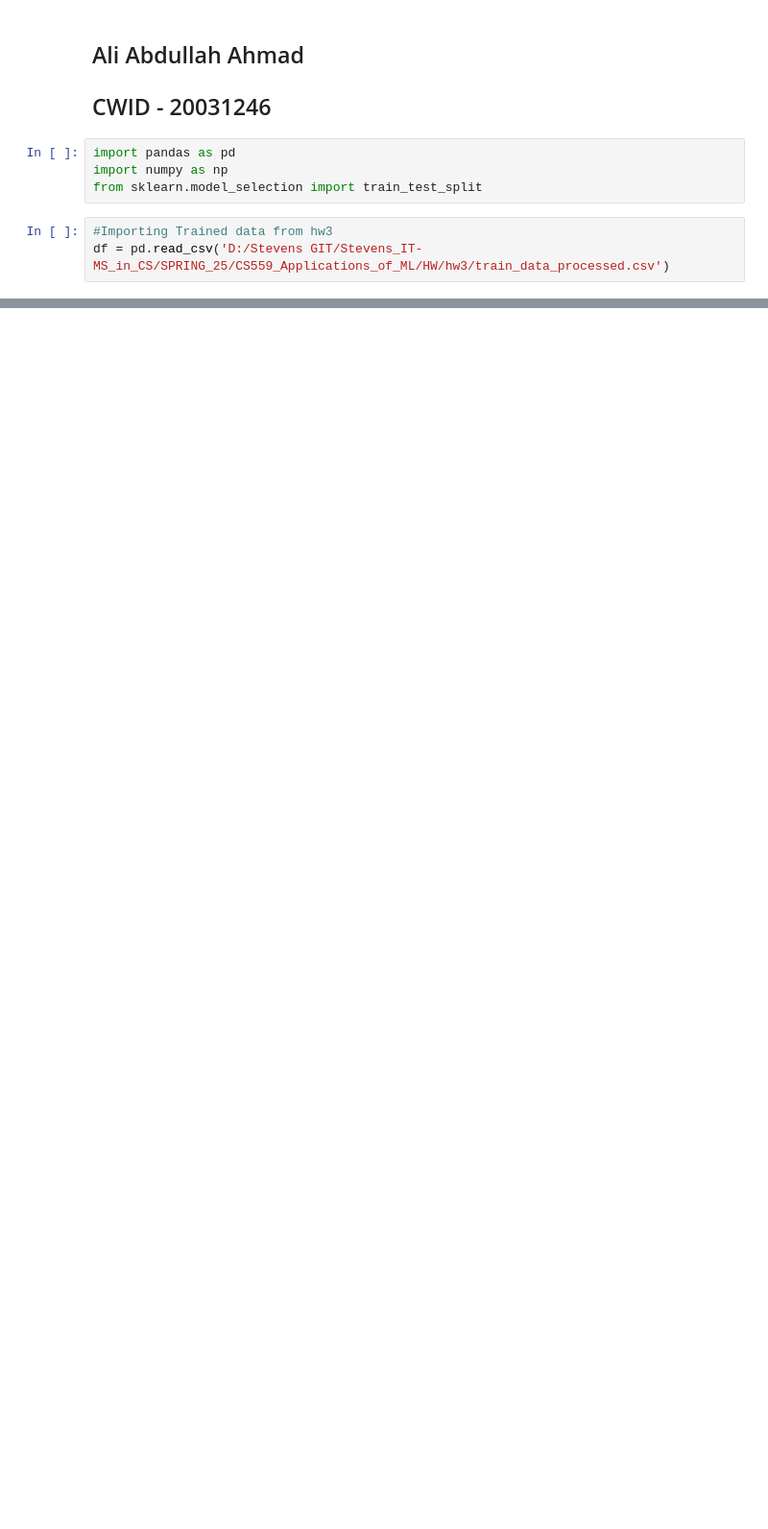
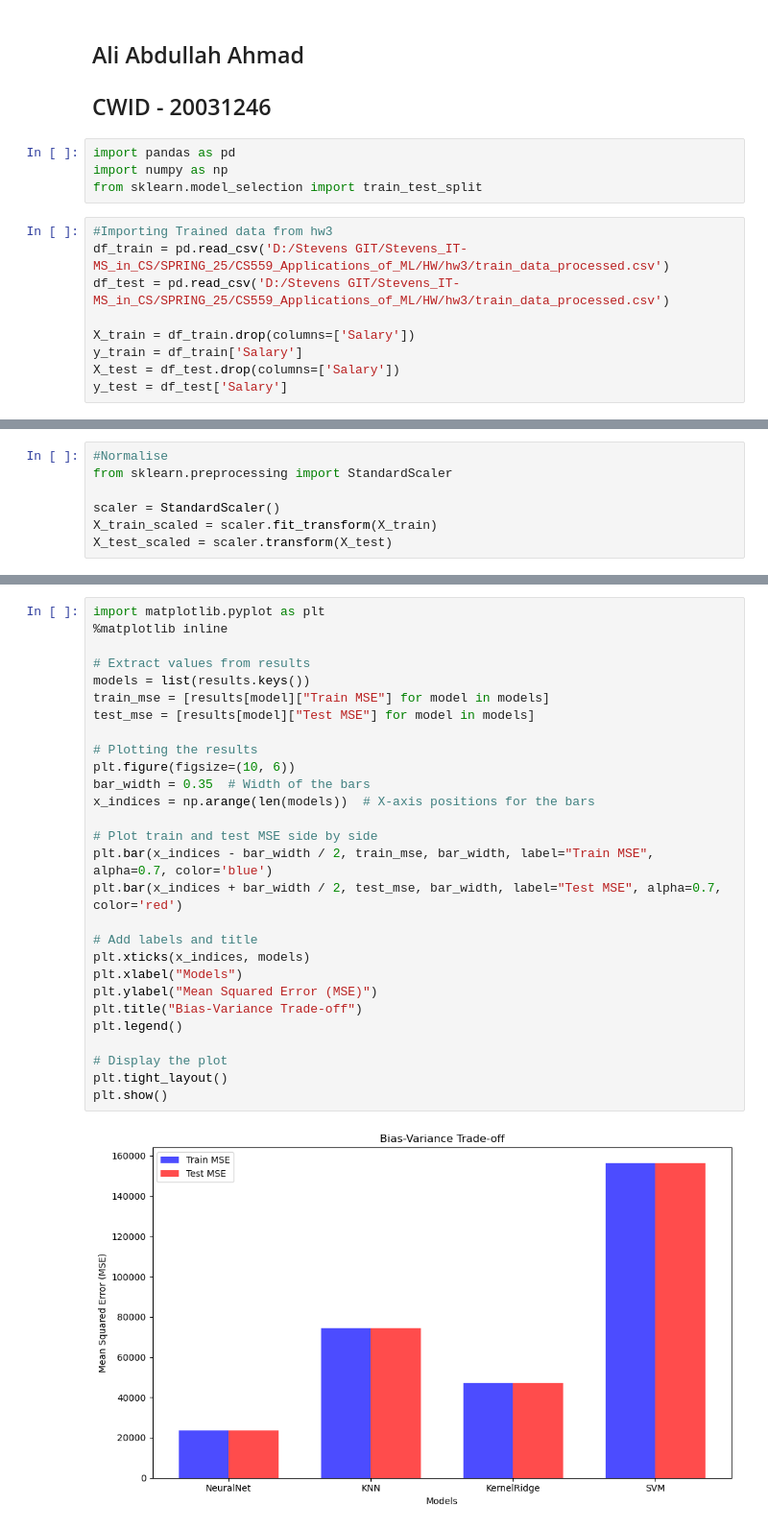
Before and after one commit to TRIPLE-A332/Stevens_IT-MS_in_CS, a Jupyter notebook: SPRING_25/CS559_Applications_of_ML/HW/hw4/Ali_hw4.ipynb, the cells around one changed output, grey strips where cells are left out. Shown at 96% size. Drawn from its saved outputs; the diff is of its cells as text; blank space fills up the shorter version.

```diff
--- a/SPRING_25/CS559_Applications_of_ML/HW/hw4/Ali_hw4.ipynb
+++ b/SPRING_25/CS559_Applications_of_ML/HW/hw4/Ali_hw4.ipynb
@@ -7,4 +7,10 @@ import numpy as np
 from sklearn.model_selection import train_test_split
 # %%
 #Importing Trained data from hw3
-df = pd.read_csv('D:/Stevens GIT/Stevens_IT-MS_in_CS/SPRING_25/CS559_Applications_of_ML/HW/hw3/train_data_processed.csv')
+df_train = pd.read_csv('D:/Stevens GIT/Stevens_IT-MS_in_CS/SPRING_25/CS559_Applications_of_ML/HW/hw3/train_data_processed.csv')
+df_test = pd.read_csv('D:/Stevens GIT/Stevens_IT-MS_in_CS/SPRING_25/CS559_Applications_of_ML/HW/hw3/train_data_processed.csv')
+
+X_train = df_train.drop(columns=['Salary'])
+y_train = df_train['Salary']
+X_test = df_test.drop(columns=['Salary'])
+y_test = df_test['Salary']
@@ -33,0 +21,7 @@ Name: Salary, dtype: float64
+# %%
+#Normalise
+from sklearn.preprocessing import StandardScaler
+
+scaler = StandardScaler()
+X_train_scaled = scaler.fit_transform(X_train)
+X_test_scaled = scaler.transform(X_test)
@@ -33,0 +83,30 @@ Name: Salary, dtype: float64
+# %%
+import matplotlib.pyplot as plt
+%matplotlib inline
+
+# Extract values from results
+models = list(results.keys())
+train_mse = [results[model]["Train MSE"] for model in models]
+test_mse = [results[model]["Test MSE"] for model in models]
+
+# Plotting the results
+plt.figure(figsize=(10, 6))
+bar_width = 0.35  # Width of the bars
+x_indices = np.arange(len(models))  # X-axis positions for the bars
+
+# Plot train and test MSE side by side
+plt.bar(x_indices - bar_width / 2, train_mse, bar_width, label="Train MSE", alpha=0.7, color='blue')
+plt.bar(x_indices + bar_width / 2, test_mse, bar_width, label="Test MSE", alpha=0.7, color='red')
+
+# Add labels and title
+plt.xticks(x_indices, models)
+plt.xlabel("Models")
+plt.ylabel("Mean Squared Error (MSE)")
+plt.title("Bias-Variance Trade-off")
+plt.legend()
+
+# Display the plot
+plt.tight_layout()
+plt.show()
+# %% [output]
+[figure, added]
```
Also changed, not shown: parts of 20 cells of this notebook, 36 other files.
